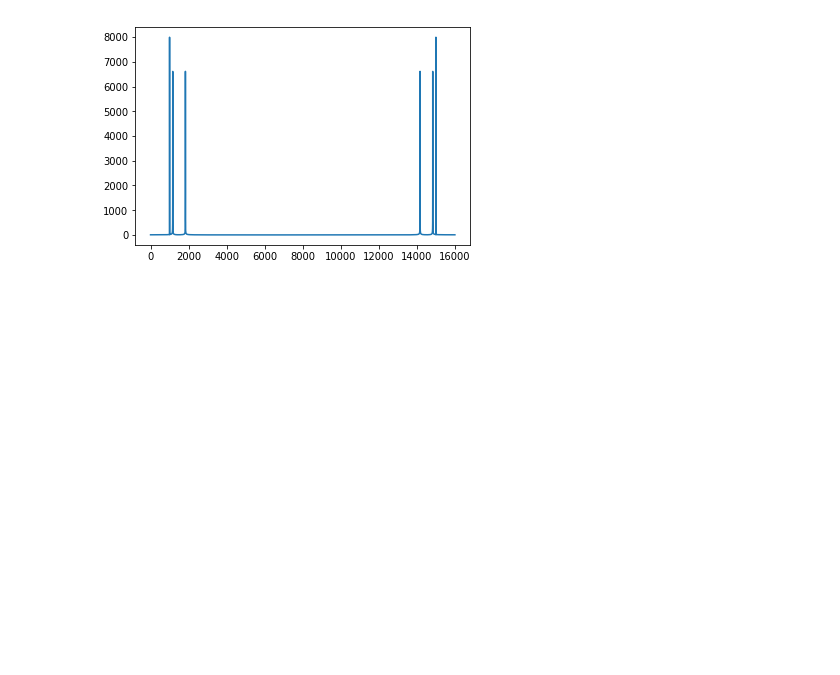
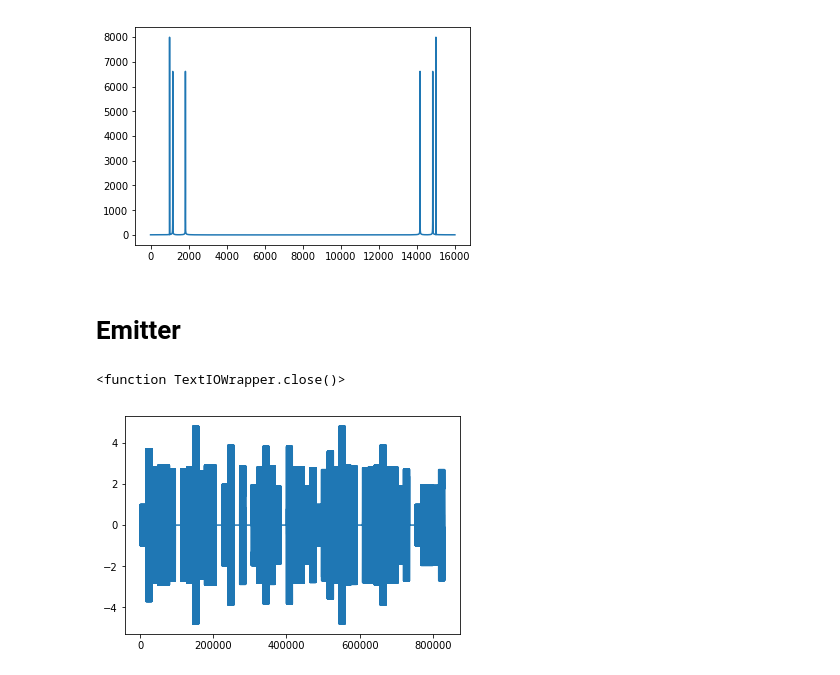
Before and after one commit to lucieperrotta/PDC, a Jupyter notebook: waveformFormer.ipynb, the cells around one changed output. Saved outputs shown, nothing was run; the diff lists cells and outputs as text; code cells hidden in the pictures; blank space fills up the shorter version.

Commit message:
emitter done

```diff
--- a/waveformFormer.ipynb
+++ b/waveformFormer.ipynb
@@ -56,3 +60,30 @@ plt.plot(np.abs(X))
 plt.show()
 # %% [output]
 [figure]
+# %% [markdown]
+# Emitter
+# %%
+# open the message file
+my_text = open('message.txt', 'r')
+my_message = my_text.read()
+my_text.close
+# %% [output]
+<function TextIOWrapper.close()>
+# %%
+# array of our waves
+my_message_waves = []
+for i in range(len(my_message)):
+    my_message_waves.append(toWave(my_message[i]))
+# %%
+# we generate the wave to be sent
+to_be_sent = my_message_waves[0]
+for i in range(1, len(my_message_waves)):
+    to_be_sent = np.concatenate((to_be_sent, my_message_waves[i]))
+# %%
+plt.plot(to_be_sent)
+plt.show()
+
+# we can play it:
+IPython.display.Audio(to_be_sent, rate=Fs)
+# %% [output]
+[figure, added]
```
Also changed, not shown: parts of 3 cells of this notebook, 1 other file.
